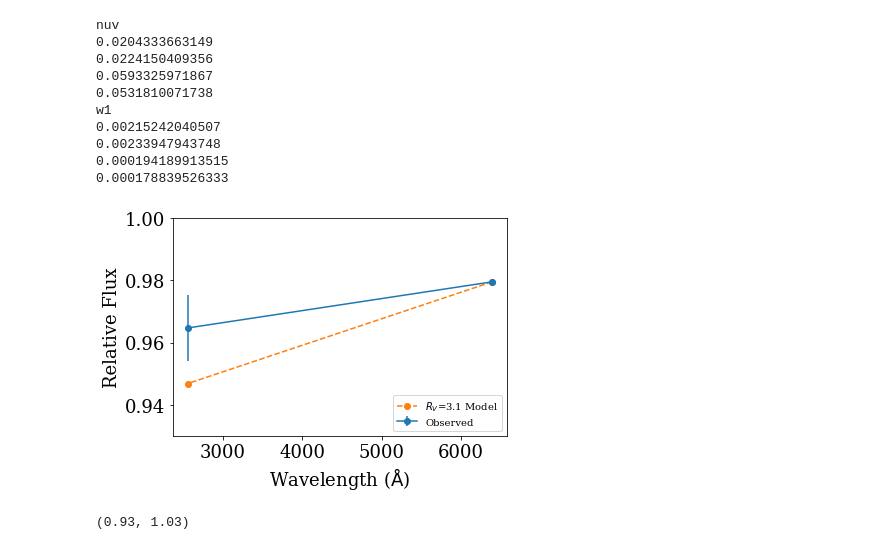
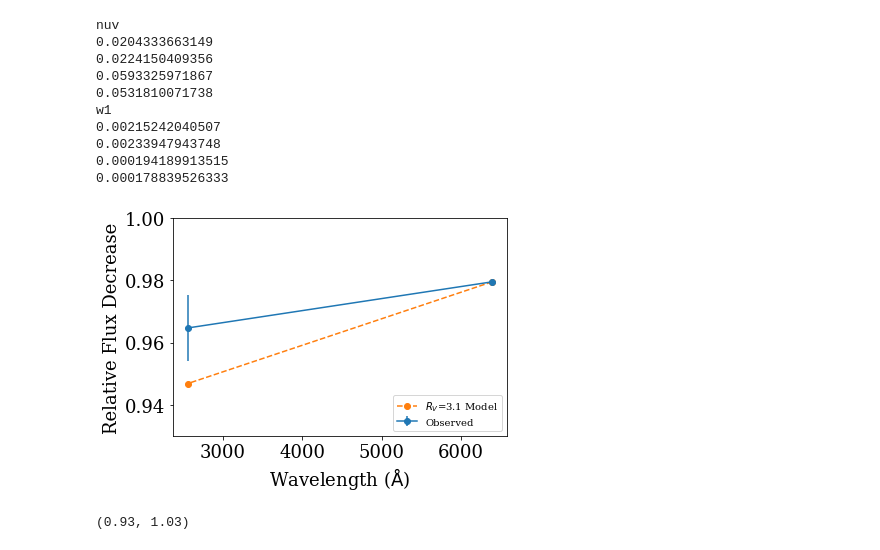
Before and after one commit to jradavenport/GALEX_Boyajian, a Jupyter notebook: explore.ipynb, the cells around one changed output. Cells and saved outputs as stored; diff of their text form; code cells hidden in the pictures.

```diff
--- a/explore.ipynb
+++ b/explore.ipynb
@@ -367,14 +368,14 @@ w1
 # %%
 plt.errorbar([wave_Kep, wave_NUV], [1-frac_kep, gflux[1]], yerr=[0, np.sqrt(np.sum(gerr**2))],
              label='Observed', marker='o')
 plt.plot([wave_Kep, wave_NUV], [1-frac_kep, frac_nuv], '--o', label=r'$R_V$=3.1 Model')
 plt.legend(fontsize=10, loc='lower right')
 plt.xlabel(r'Wavelength ($\rm\AA$)')
-plt.ylabel('Relative Flux')
+plt.ylabel('Relative Flux Decrease')
 plt.ylim(0.93,1)
 plt.savefig(target+'_extinction_model_1.pdf', dpi=150, bbox_inches='tight', pad_inches=0.25)
 # %% [output]
-[figure, old version]
+[figure, new version]
 # %%
 plt.errorbar([wave_Kep, wave_W1], [1-frac_kep_w, wise_flux[1]], yerr=[0, np.sqrt(np.sum(wise_err**2))],
              label='Observed', marker='o')
```
Also changed, not shown: parts of 1 cell of this notebook, 2 other files.
